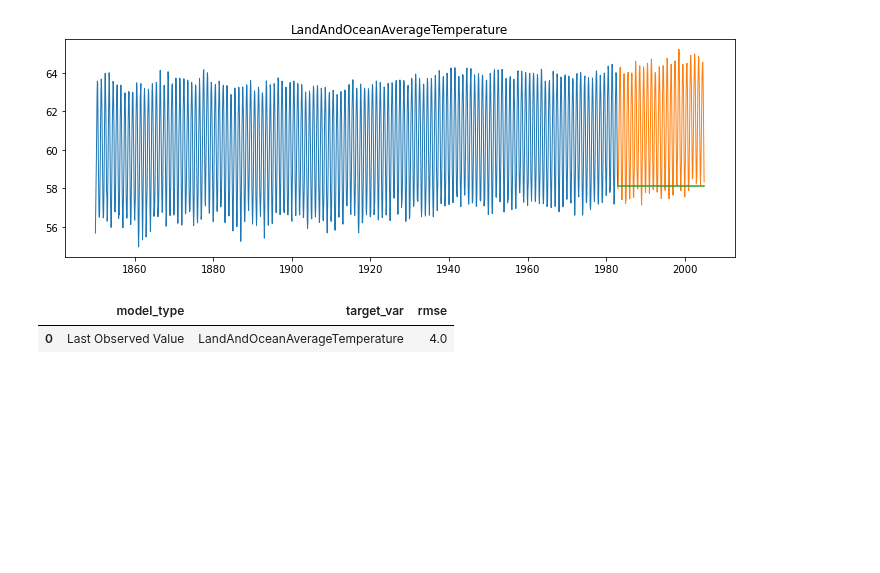
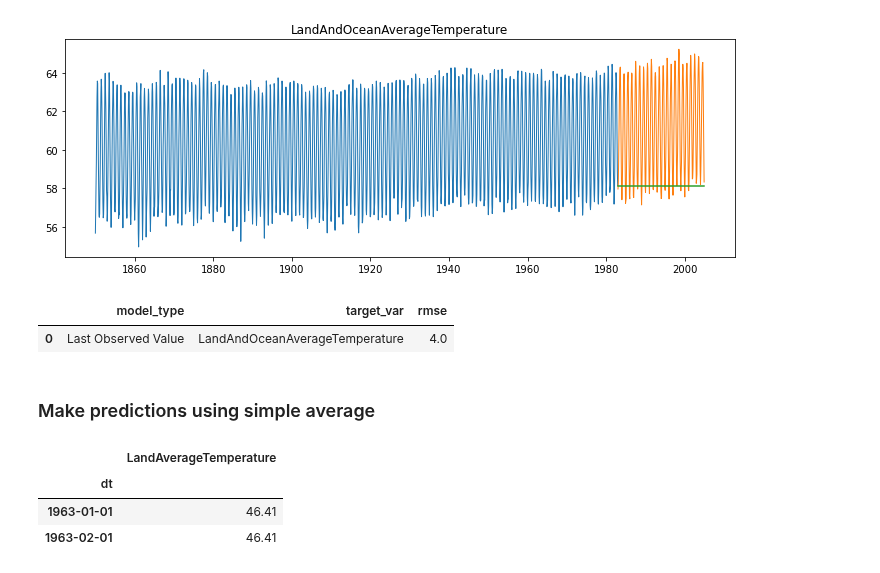
Before and after one commit to Johndsalas/earths_temperature_time_series, a Jupyter notebook: main_notebook.ipynb, the cells around one changed output. Cells and saved outputs as stored; diff of their text form; code cells hidden in the pictures; blank space fills up the shorter version.

```diff
--- a/main_notebook.ipynb
+++ b/main_notebook.ipynb
@@ -393,3 +395,16 @@ append_eval_df_ocean("Last Observed Value", 'LandAndOceanAverageTemperature')
 # %% [output]
 |  | model_type | target_var | rmse |
 | 0 | Last Observed Value | LandAndOceanAverageTemperature | 4.0 |
+# %% [markdown]
+### Make predictions using simple average
+# %%
+temps = round(train_land['LandAverageTemperature'].mean(),2)
+
+yhat_land_df = pd.DataFrame({'LandAverageTemperature': [temps]}, index = validate_land.index)
+
+yhat_land_df.head(2)
+# %% [output]
+|  | LandAverageTemperature |
+| dt |  |
+| 1963-01-01 | 46.41 |
+| 1963-02-01 | 46.41 |
```
Also changed, not shown: parts of 8 cells of this notebook.
